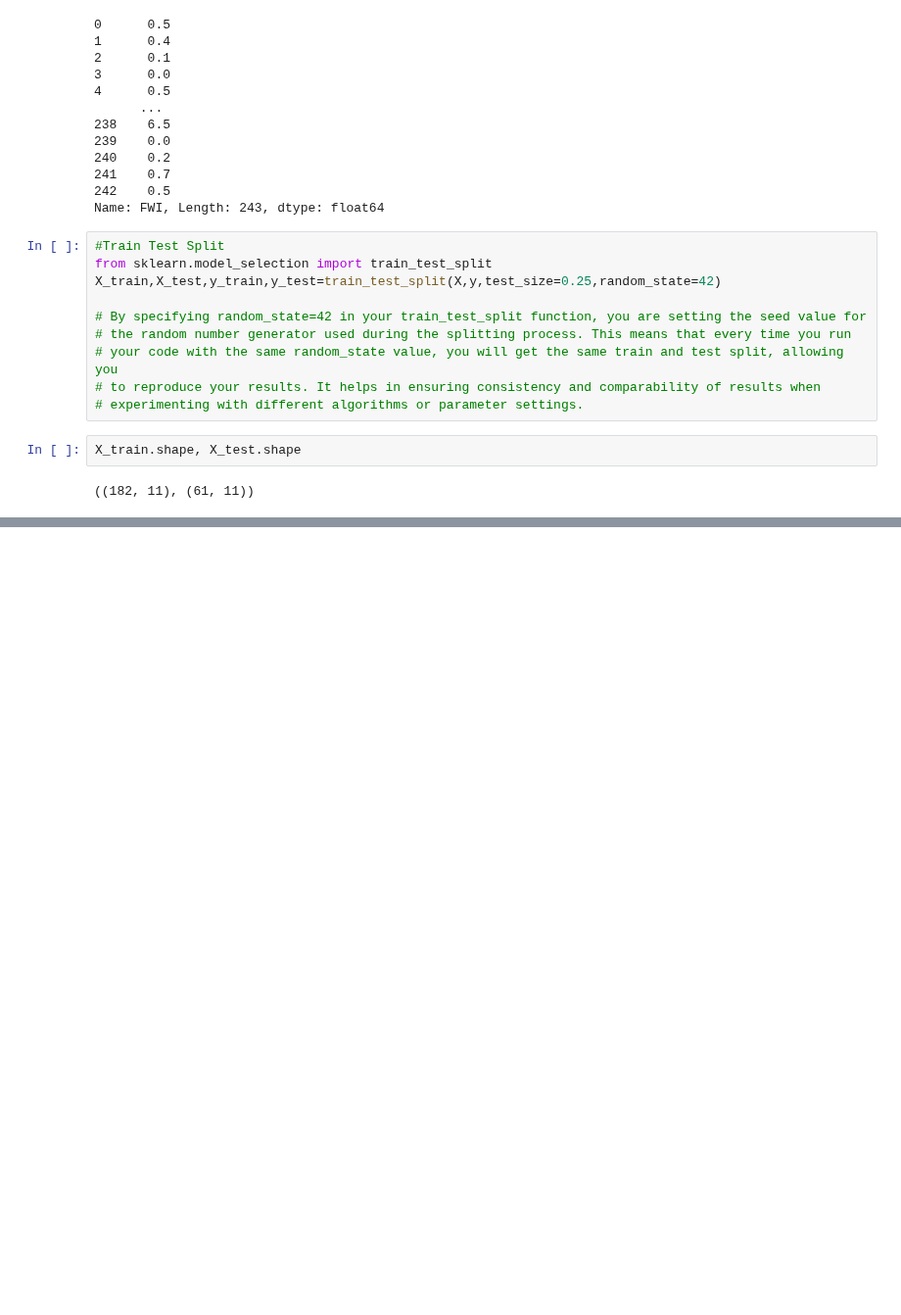
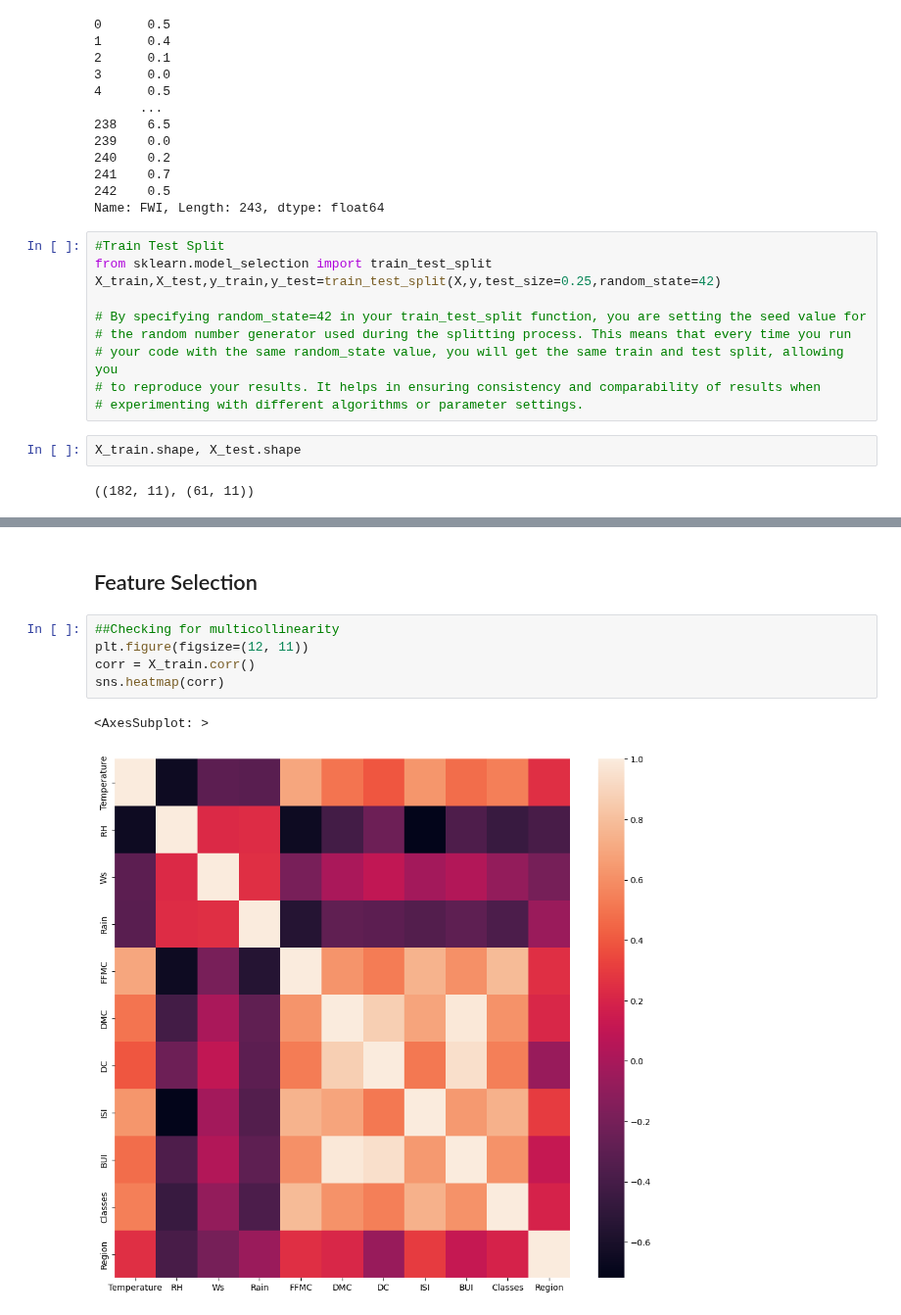
Before and after one commit to RajnishAdhikari/PythonPractice, a Jupyter notebook: Model_Training.ipynb, the cells around one changed output, grey strips where cells are left out. Shown at 98% size. Drawn from its saved outputs; the diff is of its cells as text; blank space fills up the shorter version.

```diff
--- a/Model_Training.ipynb
+++ b/Model_Training.ipynb
@@ -123,3 +123,13 @@ X_train.corr()
 | BUI | 0.473609 | -0.362317 | 0.035633 | -0.300964 | 0.607210 | 0.983175 | 0.942414 | 0.643818 | 1.000000 | 0.612239 | 0.114897 |
 | Classes | 0.542141 | -0.456876 | -0.082570 | -0.369357 | 0.781259 | 0.617273 | 0.543581 | 0.742977 | 0.612239 | 1.000000 | 0.188837 |
 | Region | 0.254549 | -0.394665 | -0.199969 | -0.059022 | 0.249514 | 0.212582 | -0.060838 | 0.296441 | 0.114897 | 0.188837 | 1.000000 |
+# %% [markdown]
+## Feature Selection
+# %%
+##Checking for multicollinearity
+plt.figure(figsize=(12, 11))
+corr = X_train.corr()
+sns.heatmap(corr)
+# %% [output]
+<AxesSubplot: >
+[figure, added]
```
